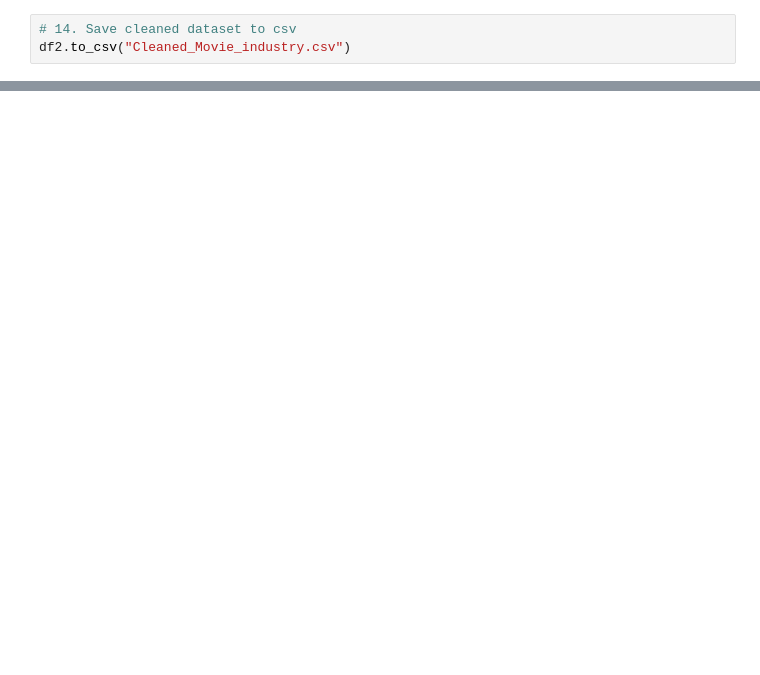
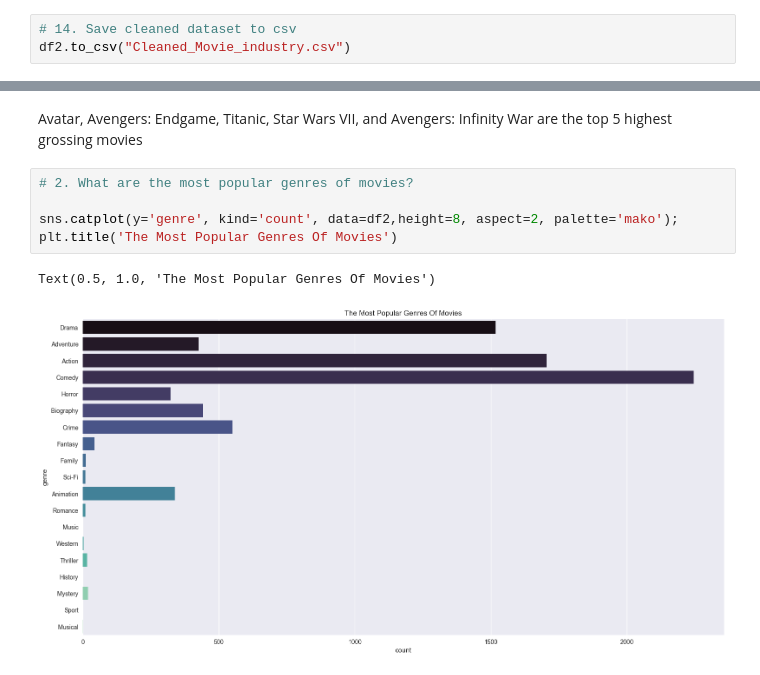
Before and after one commit to Ducduong1811/Data-Analysis, a Jupyter notebook: 7-Data-cleaning-for-movies-data.ipynb, the cells around one changed output, grey strips where cells are left out. Drawn from its saved outputs; the diff is of its cells as text; blank space fills up the shorter version.

```diff
--- a/7-Data-cleaning-for-movies-data.ipynb
+++ b/7-Data-cleaning-for-movies-data.ipynb
@@ -404,0 +578,10 @@ df2.to_csv("Cleaned_Movie_industry.csv")
+# %% [markdown]
+Avatar, Avengers: Endgame, Titanic, Star Wars VII, and Avengers: Infinity War are the top 5 highest grossing movies
+# %%
+# 2. What are the most popular genres of movies?
+
+sns.catplot(y='genre', kind='count', data=df2,height=8, aspect=2, palette='mako');
+plt.title('The Most Popular Genres Of Movies')
+# %% [output]
+Text(0.5, 1.0, 'The Most Popular Genres Of Movies')
+[figure, added]
```
Also changed, not shown: parts of 25 cells of this notebook.
